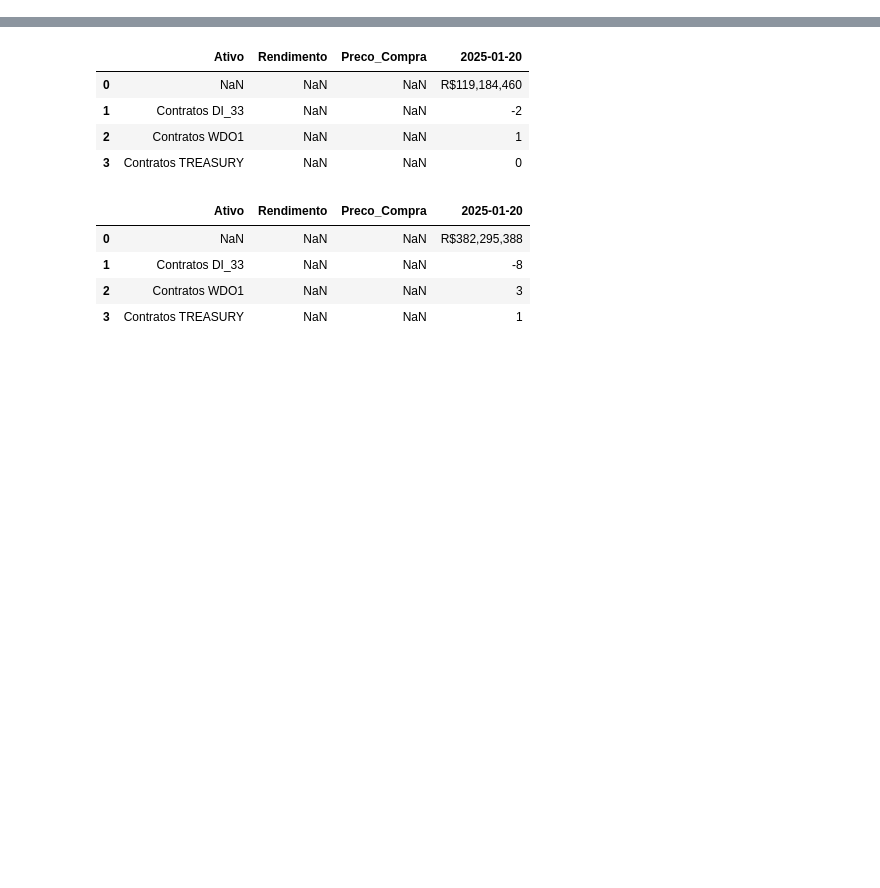
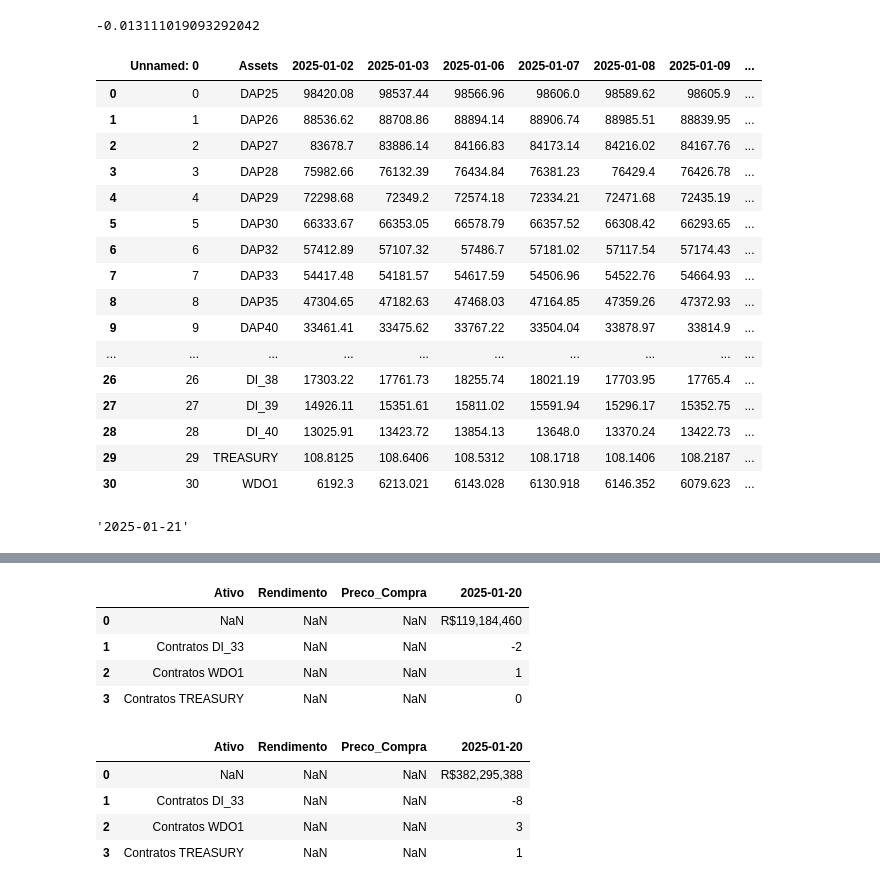
Before and after one commit to AFINVEST/Projeto-Gestao-Risco, a Jupyter notebook: Teste.ipynb, the cells around one changed output, grey strips where cells are left out. Drawn from its saved outputs; the diff is of its cells as text; code cells hidden in the pictures; blank space fills up the shorter version.

Commit message:
Primeira Versão Com Base de Dados

```diff
--- a/Teste.ipynb
+++ b/Teste.ipynb
@@ -2,0 +112,6 @@ import pandas as pd
+# %%
+#Piores varicões da coluna TREASURY
+pior_variacao_treasury = df_retorno['TREASURY'].min()
+pior_variacao_treasury
+# %% [output]
+-0.013111019093292042
@@ -2,0 +126,32 @@ import pandas as pd
+# %%
+df_fechamento_b3 = pd.read_csv("df_fechamento_b3.csv")
+df_fechamento_b3 = df_fechamento_b3.replace('\.', '', regex=True)
+df_fechamento_b3 = df_fechamento_b3.replace({',': '.'}, regex=True)
+#Converter para float todas as colunas menos a primeira
+df_fechamento_b3.iloc[:, 2:] = df_fechamento_b3.iloc[:, 2:].astype(float)
+df_fechamento_b3
+# %% [output]
+|  | Unnamed: 0 | Assets | 2025-01-02 | 2025-01-03 | 2025-01-06 | 2025-01-07 | 2025-01-08 | 2025-01-09 | ... |
+| 0 | 0 | DAP25 | 98420.08 | 98537.44 | 98566.96 | 98606.0 | 98589.62 | 98605.9 | ... |
+| 1 | 1 | DAP26 | 88536.62 | 88708.86 | 88894.14 | 88906.74 | 88985.51 | 88839.95 | ... |
+| 2 | 2 | DAP27 | 83678.7 | 83886.14 | 84166.83 | 84173.14 | 84216.02 | 84167.76 | ... |
+| 3 | 3 | DAP28 | 75982.66 | 76132.39 | 76434.84 | 76381.23 | 76429.4 | 76426.78 | ... |
+| 4 | 4 | DAP29 | 72298.68 | 72349.2 | 72574.18 | 72334.21 | 72471.68 | 72435.19 | ... |
+| 5 | 5 | DAP30 | 66333.67 | 66353.05 | 66578.79 | 66357.52 | 66308.42 | 66293.65 | ... |
+| 6 | 6 | DAP32 | 57412.89 | 57107.32 | 57486.7 | 57181.02 | 57117.54 | 57174.43 | ... |
+| 7 | 7 | DAP33 | 54417.48 | 54181.57 | 54617.59 | 54506.96 | 54522.76 | 54664.93 | ... |
+| 8 | 8 | DAP35 | 47304.65 | 47182.63 | 47468.03 | 47164.85 | 47359.26 | 47372.93 | ... |
+| 9 | 9 | DAP40 | 33461.41 | 33475.62 | 33767.22 | 33504.04 | 33878.97 | 33814.9 | ... |
+| ... | ... | ... | ... | ... | ... | ... | ... | ... | ... |
+| 26 | 26 | DI_38 | 17303.22 | 17761.73 | 18255.74 | 18021.19 | 17703.95 | 17765.4 | ... |
+| 27 | 27 | DI_39 | 14926.11 | 15351.61 | 15811.02 | 15591.94 | 15296.17 | 15352.75 | ... |
+| 28 | 28 | DI_40 | 13025.91 | 13423.72 | 13854.13 | 13648.0 | 13370.24 | 13422.73 | ... |
+| 29 | 29 | TREASURY | 108.8125 | 108.6406 | 108.5312 | 108.1718 | 108.1406 | 108.2187 | ... |
+| 30 | 30 | WDO1 | 6192.3 | 6213.021 | 6143.028 | 6130.918 | 6146.352 | 6079.623 | ... |
+# %%
+#Preciso pegar o dia de fechamento mais atual
+ultimo_fechamento = df_fechamento_b3.columns[-1]
+
+ultimo_fechamento
+# %% [output]
+'2025-01-21'
```
Also changed, not shown: parts of 12 cells of this notebook, 18 other files.
